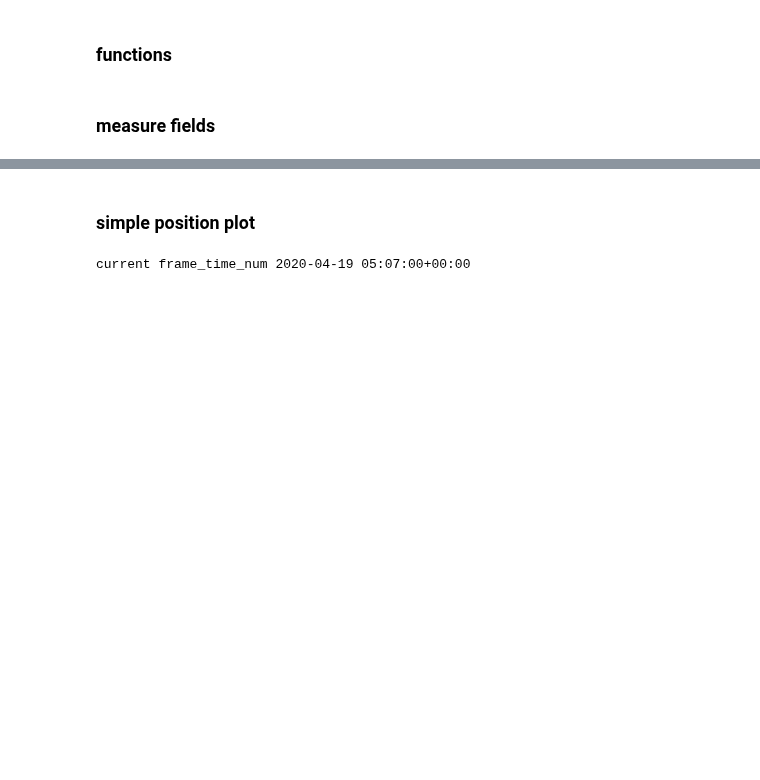
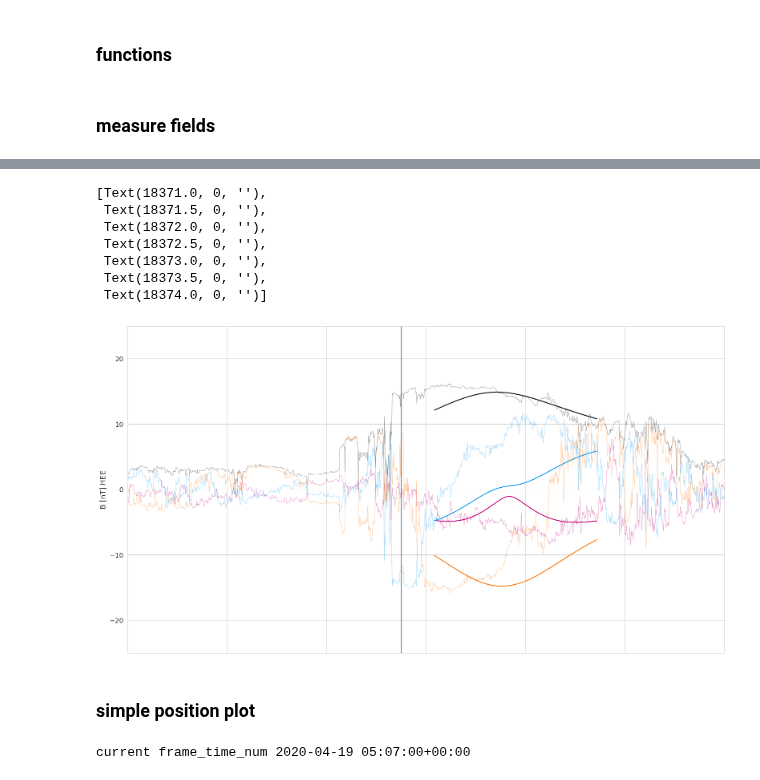
Before and after one commit to cmoestl/solar_orbiter, a Jupyter notebook: event_visuals_hci_FD.ipynb, the cells around one changed output, grey strips where cells are left out. Drawn from its saved outputs; the diff is of its cells as text; code cells hidden in the pictures; blank space fills up the shorter version.

```diff
--- a/event_visuals_hci_FD.ipynb
+++ b/event_visuals_hci_FD.ipynb
@@ -461,9 +478,19 @@ def plot_shift(axis,extent,cx,cy,cz):
 # %%
 #t1, btot1, bxyz1 = measure(model_obj, "PSP",  t_launch, TP_A  + datetime.timedelta(hours=6), frame="HEEQ", bframe="HEEQ")
 #t2, btot2, bxyz2 = measure(model_obj, "PSP",  t_launch, TP_B  + datetime.timedelta(hours=12), frame="HEEQ", bframe="HEEQ")
-t1, btot1, bxyz1 = measure(model_obj, "SOLO", t_launch, TP_B  + datetime.timedelta(hours=96), frame="HCI", bframe="SOLO_SUN_RTN")
-t2, btot2, bxyz2 = measure(model_obj, "Earth", t_launch, TP_B  + datetime.timedelta(hours=96), frame="HCI", bframe="HEE")
+t1, btot1, bxyz1 = measure(model_obj, "SOLO",  t_launch, TP_B  + datetime.timedelta(hours=48), frame="HCI", bframe="SOLO_SUN_RTN")
+t2, btot2, bxyz2 = measure(model_obj, "Earth", t_launch, TP_B  + datetime.timedelta(hours=48), frame="HCI", bframe="HEE")
 
 
 fileout='april_2020_3dcore_fit_solo_forecast_earth_forstner_2020.p'
 pickle.dump([t1,btot1,bxyz1,t2,btot2,bxyz2,model_obj], open('data/forstner_2020/'+fileout, "wb"))
+
+
+print('interval at solo start - end')
+print(t1[np.where(btot1>0)[0][0]])
+print(t1[np.where(btot1>0)[0][-1]])
+
+
+print('interval at earth start - end')
+print(t2[np.where(btot2>0)[0][0]])
+print(t2[np.where(btot2>0)[0][-1]])
@@ -470,3 +544,43 @@ pickle.dump([t1,btot1,bxyz1,t2,btot2,bxyz2,model_obj], open('data/forstner_2020/
+# %%
+# ---------------------- Wind
+
+%matplotlib inline
+sns.set_style('whitegrid')
+fig = plt.figure(1,figsize=(19.2, 10.8),dpi=100)
+
+#define subplot grid
+ax5 = plt.subplot2grid((1, 1), (0, 0))
+
+
+ax5.plot(t2, btot2, color=C0, label="$|B|$")
+ax5.plot(t2, bxyz2[:, 0], color=C1, label="$B_R$")
+ax5.plot(t2, bxyz2[:, 1], color=C2, label="$B_T$")
+ax5.plot(t2, bxyz2[:, 2], color=C3, label="$B_N$")
+ax5.plot(win.time, win.bt, color=C0,lw=0.5,alpha=setalpha)
+ax5.plot(win.time, -win.bx, color=C1,lw=0.5,alpha=setalpha)
+ax5.plot(win.time, -win.by, color=C2,lw=0.5,alpha=setalpha)
+ax5.plot(win.time, win.bz, color=C3,lw=0.5,alpha=setalpha)
+
+
+ax5.plot([TP_B,TP_B], [-200,200], color='black',linewidth=1,alpha=0.8)
+ax5.tick_params(labelsize=12)
+
+
+
+ax5.set_ylabel('B [nT] HEE',fontsize=13)
+ax5.set_xlim(datetime.datetime(2020,4,19,0,0),datetime.datetime(2020,4,22,0,0))
+ax5.set_ylim(-25,25)
+ax5.set_xticklabels([])
+#ax5.xaxis.set_major_formatter(matplotlib.dates.DateFormatter('%b %d %Hh'))
+# %% [output]
+[Text(18371.0, 0, ''),
+ Text(18371.5, 0, ''),
+ Text(18372.0, 0, ''),
+ Text(18372.5, 0, ''),
+ Text(18373.0, 0, ''),
+ Text(18373.5, 0, ''),
+ Text(18374.0, 0, '')]
+[figure, added]
 # %% [markdown]
 ### simple position plot
 # %%
```
Also changed, not shown: parts of 10 cells of this notebook.
